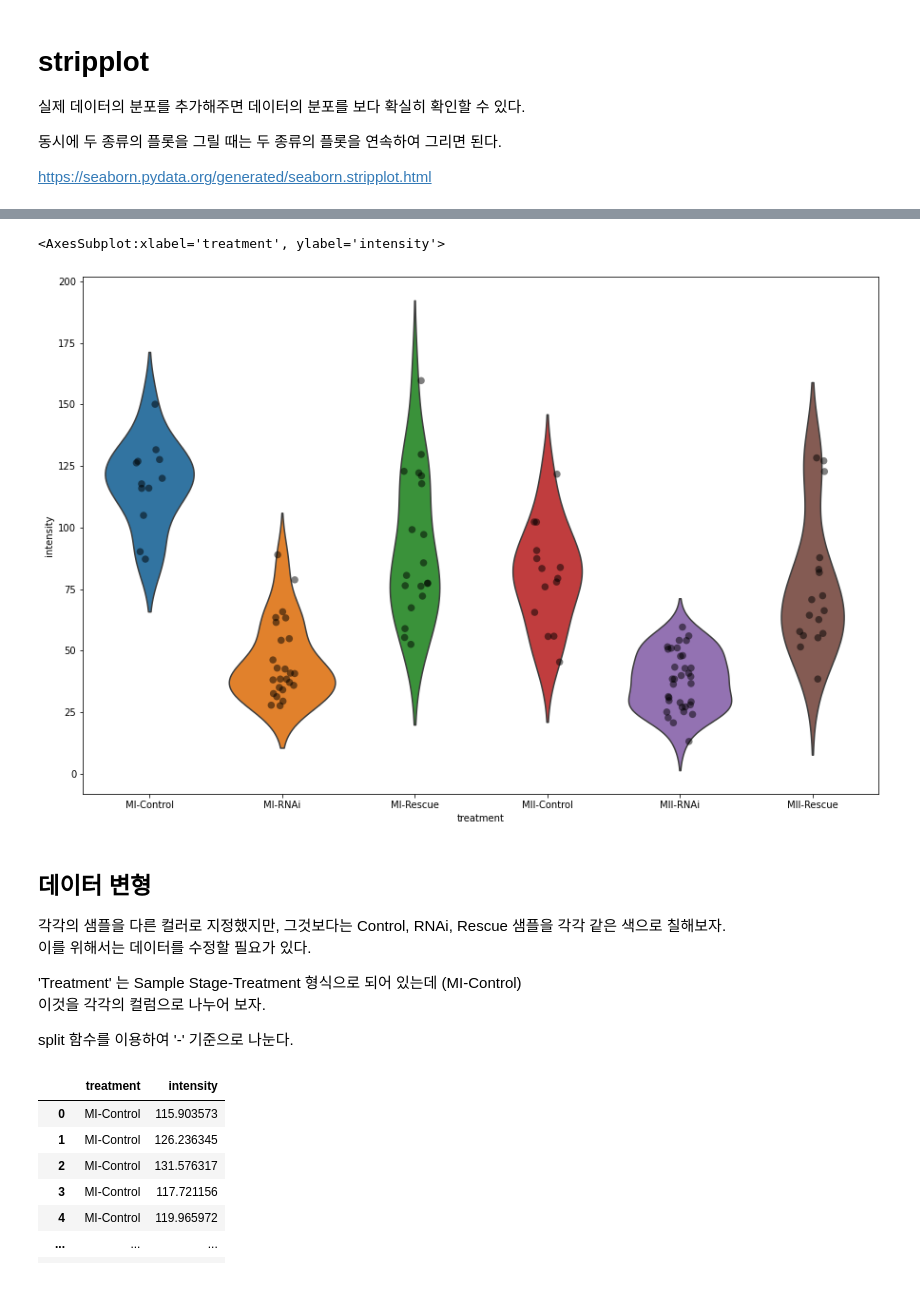
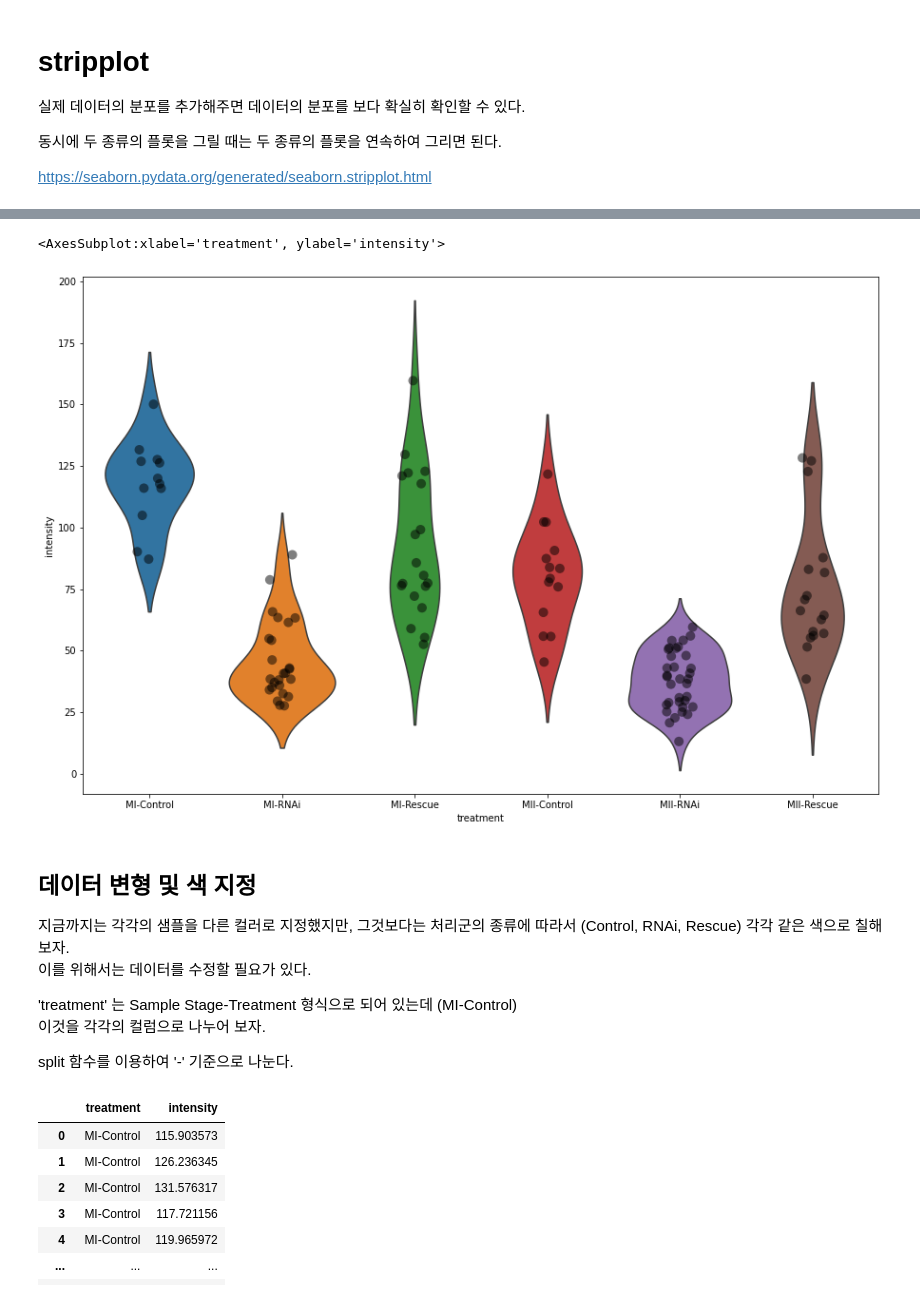
Before and after one commit to suknamgoong1970/CBNU-bioinformatics2021, a Jupyter notebook: Lecture7/Chapter 7.ipynb, the cells around one changed output, grey strips where cells are left out. Drawn from its saved outputs; the diff is of its cells as text; code cells hidden in the pictures.

```diff
--- a/Lecture7/Chapter 7.ipynb
+++ b/Lecture7/Chapter 7.ipynb
@@ -156,17 +167,17 @@ sns.stripplot(data=transformed,y='intensity',x='treatment',color='black',size=7.
 # %%
 plt.figure(figsize=(15,10))
 sns.violinplot(data=transformed,y='intensity',x='treatment',inner=None)
-sns.stripplot(data=transformed,y='intensity',x='treatment',color='black',size=7.5, alpha=.50)
+sns.stripplot(data=transformed,y='intensity',x='treatment',color='black',size=10, alpha=.50)
 # %% [output]
 <AxesSubplot:xlabel='treatment', ylabel='intensity'>
-[figure, old version]
+[figure, new version]
 # %% [markdown]
-## 데이터 변형
+## 데이터 변형 및 색 지정
 
-각각의 샘플을 다른 컬러로 지정했지만, 그것보다는 Control, RNAi, Rescue 샘플을 각각 같은 색으로 칠해보자.
+지금까지는 각각의 샘플을 다른 컬러로 지정했지만, 그것보다는 처리군의 종류에 따라서 (Control, RNAi, Rescue) 각각 같은 색으로 칠해보자.
 이를 위해서는 데이터를 수정할 필요가 있다.
 
-'Treatment' 는 Sample Stage-Treatment 형식으로 되어 있는데 (MI-Control)
+'treatment' 는 Sample Stage-Treatment 형식으로 되어 있는데 (MI-Control)
 이것을 각각의 컬럼으로 나누어 보자.
 
 split 함수를 이용하여 '-' 기준으로 나눈다.
```
Also changed, not shown: parts of 19 cells of this notebook.
